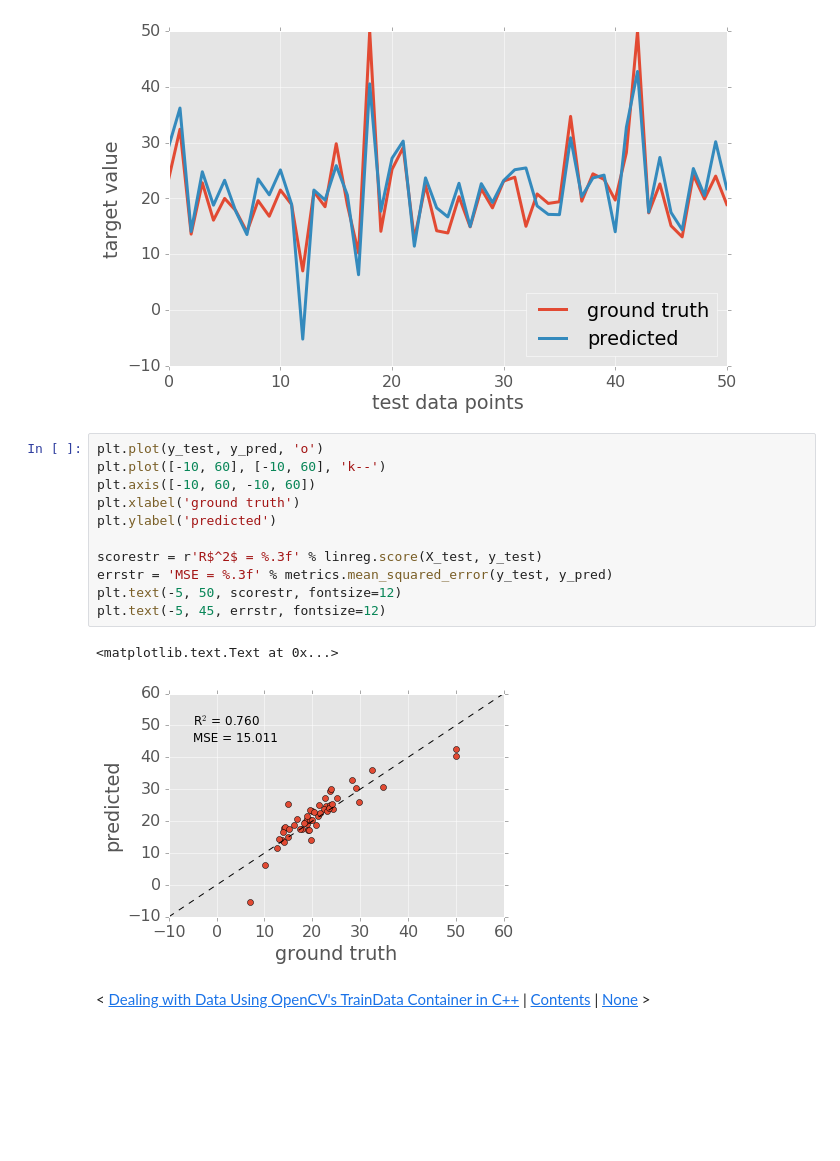
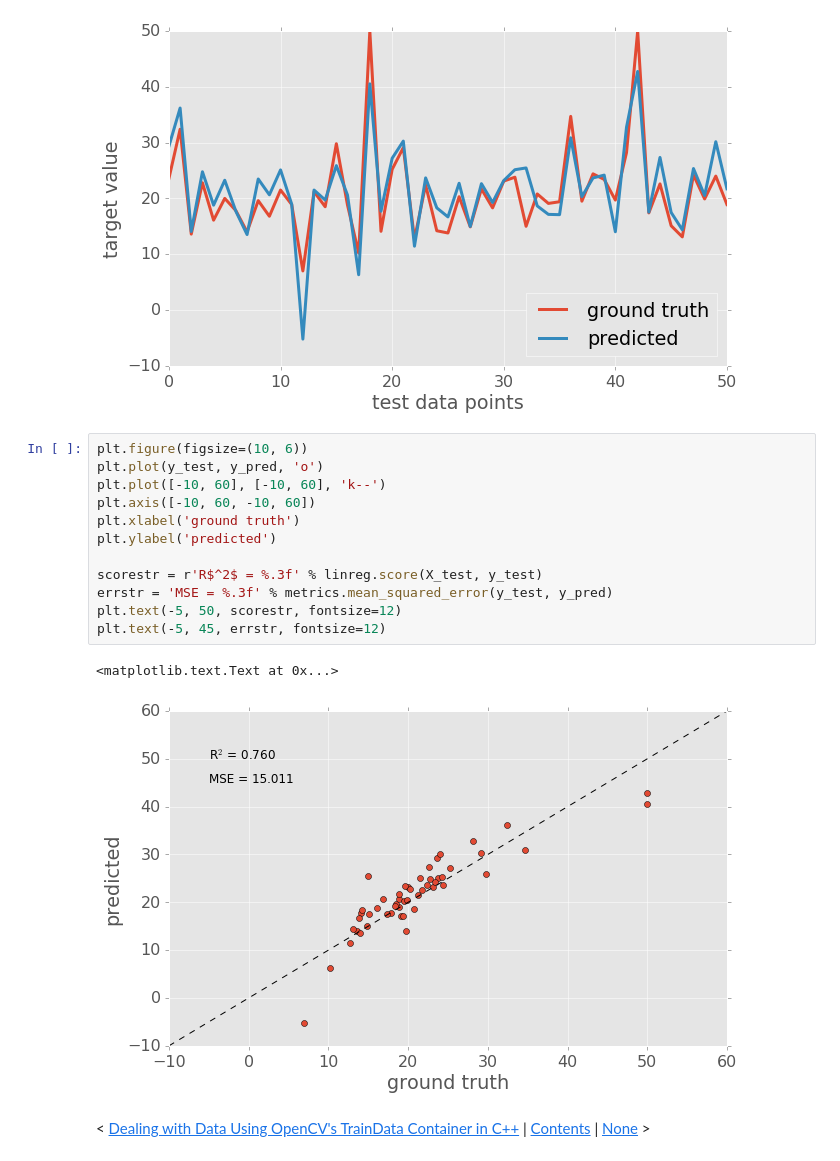
Before and after one commit to mbeyeler/opencv-machine-learning, a Jupyter notebook: notebooks/03.03-Linear-Regression.ipynb, the cells around one changed output. Cells and saved outputs as stored; diff of their text form; blank space fills up the shorter version.

```diff
--- a/notebooks/03.03-Linear-Regression.ipynb
+++ b/notebooks/03.03-Linear-Regression.ipynb
@@ -72,19 +101,20 @@ plt.ylabel('target value')
 <matplotlib.text.Text at 0x...>
 [figure]
 # %%
+plt.figure(figsize=(10, 6))
 plt.plot(y_test, y_pred, 'o')
 plt.plot([-10, 60], [-10, 60], 'k--')
 plt.axis([-10, 60, -10, 60])
 plt.xlabel('ground truth')
 plt.ylabel('predicted')
 
 scorestr = r'R$^2$ = %.3f' % linreg.score(X_test, y_test)
 errstr = 'MSE = %.3f' % metrics.mean_squared_error(y_test, y_pred)
 plt.text(-5, 50, scorestr, fontsize=12)
 plt.text(-5, 45, errstr, fontsize=12)
 # %% [output]
 <matplotlib.text.Text at 0x...>
-[figure, old version]
+[figure, new version]
 # %% [markdown]
 <!--NAVIGATION-->
 < [Dealing with Data Using OpenCV's TrainData Container in C++](02.05-Dealing-with-Data-Using-the-OpenCV-TrainData-Container-in-C++.ipynb) | [Contents](../README.md) | [None](04.00-Representing-Data-and-Engineering-Features.ipynb) >
```
Also changed, not shown: parts of 11 cells of this notebook, 5 other files.
